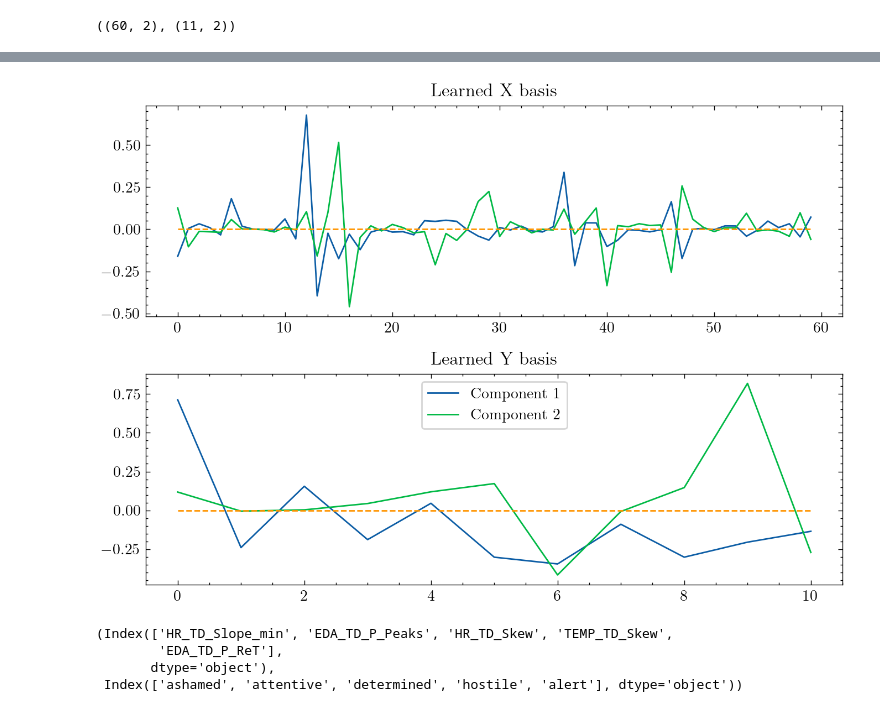
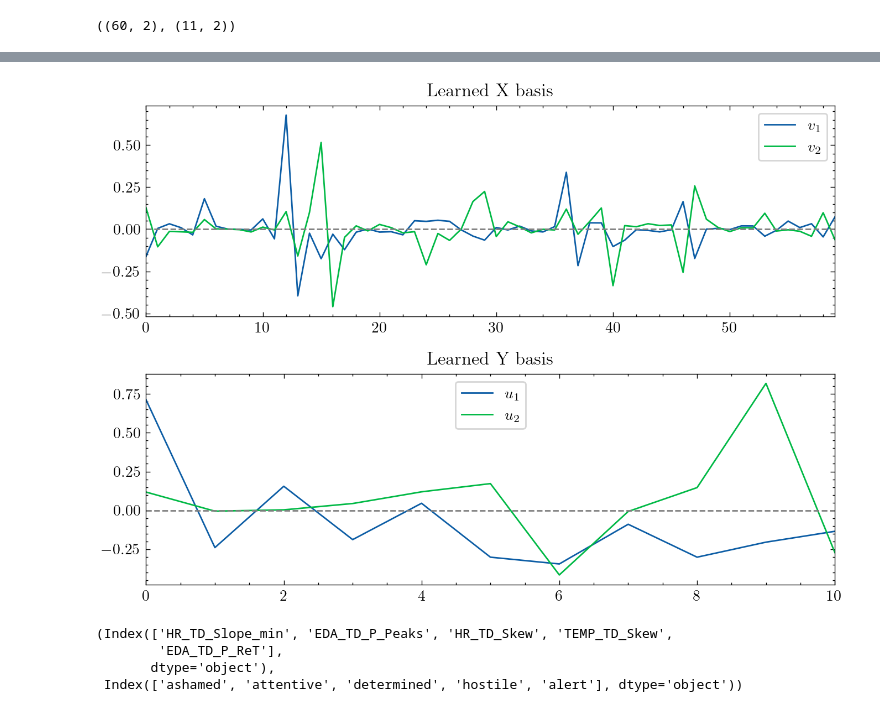
Before and after one commit to lucasbrylle/CDA_P2, a Jupyter notebook: CCA_niko.ipynb, the cells around one changed output, grey strips where cells are left out. Drawn from its saved outputs; the diff is of its cells as text; code cells hidden in the pictures.

```diff
--- a/CCA_niko.ipynb
+++ b/CCA_niko.ipynb
@@ -80,11 +80,14 @@ X_columns = ['HR_TD_Mean', 'HR_TD_Median', 'HR_TD_std', 'HR_TD_Min', 'HR_TD_Max'
 X = df_[X_columns]
 Y = df_[y_columns]
 # %%
-import scienceplots
 import matplotlib.pyplot as plt
-plt.style.use('science')
-plt.rcParams.update({'figure.dpi': '200'})
-plt.rcParams.update({"legend.frameon": True})
+try:
+    import scienceplots
+    plt.style.use('science')
+    plt.rcParams.update({'figure.dpi': '200'})
+    plt.rcParams.update({"legend.frameon": True})
+except:
+    print("scienceplots not found, using default style")
 # %%
 plt.figure(figsize=(6,4))
 axs = sns.heatmap(Y.corr(),
@@ -117,22 +149,26 @@ cca.x_weights_.shape, cca.y_weights_.shape
 # %%
 fig, axs = plt.subplots(2, 1, figsize=(7,5))
 
 
 
-axs[0].plot(cca.x_weights_[:,0], label='Component 1')
-axs[0].plot(cca.x_weights_[:,1], label='Component 2')
-axs[0].plot(np.zeros(len(cca.x_weights_[:,0])), '--')
+axs[0].plot(cca.x_weights_[:,0], label='$v_1$')
+axs[0].plot(cca.x_weights_[:,1], label='$v_2$')
+axs[0].plot(np.zeros(len(cca.x_weights_[:,0])), '--', color='gray')
 axs[0].set_title('Learned X basis')
-axs[1].plot(cca.y_weights_[:,0], label='Component 1')
-axs[1].plot(cca.y_weights_[:,1], label='Component 2')
-axs[1].plot(np.zeros(len(cca.y_weights_[:,0])), '--')
+axs[0].legend()
+axs[0].set_xlim(0, len(cca.x_weights_[:,0])-1)
+#plt.legend()
+axs[1].plot(cca.y_weights_[:,0], label='$u_1$')
+axs[1].plot(cca.y_weights_[:,1], label='$u_2$')
+axs[1].plot(np.zeros(len(cca.y_weights_[:,0])), '--', color='gray')
 axs[1].set_title('Learned Y basis')
+axs[1].set_xlim(0, len(cca.y_weights_[:,0])-1)
 plt.legend()
 plt.tight_layout()
 plt.savefig("figures/basis.png", dpi=200)
 plt.show()
 # %% [output]
-[figure, old version]
+[figure, new version]
 # %%
 # five largest features in X that (in absolute value)
 x_index = np.argsort(np.abs(cca.x_weights_[:,0]))[:5]
```
Also changed, not shown: parts of 4 cells of this notebook, 1 other file.
